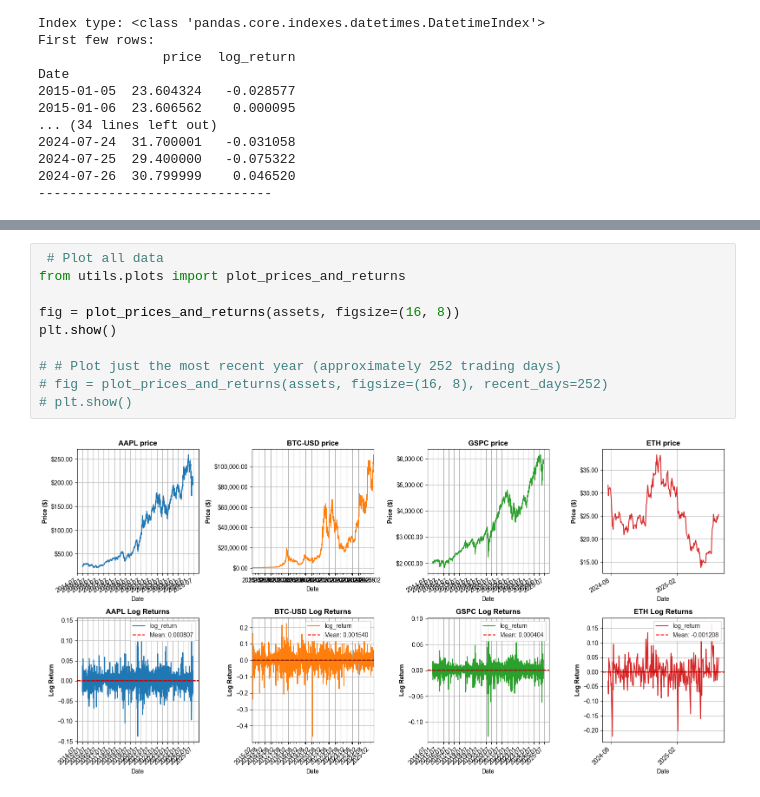
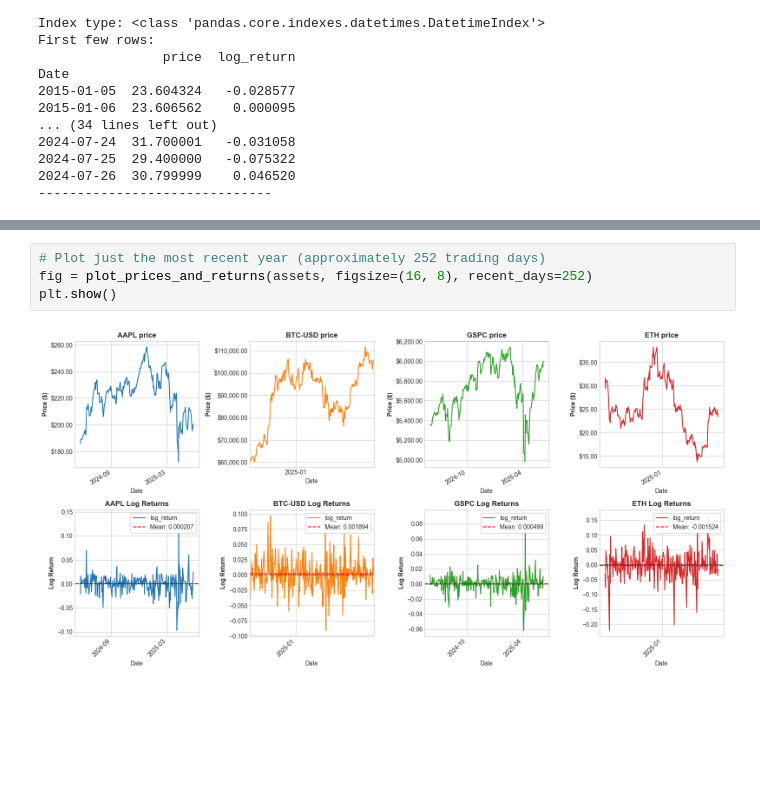
Before and after one commit to Queenzy-Ongeye/Finance-Risk-Forecast, a Jupyter notebook: notebooks/02_volatility_analysis.ipynb, the cells around one changed output, grey strips where cells are left out. Cells and saved outputs as stored; diff of their text form; blank space fills up the shorter version.

Commit message:
feat: added year plots and visualization and summary of metrics

```diff
--- a/notebooks/02_volatility_analysis.ipynb
+++ b/notebooks/02_volatility_analysis.ipynb
@@ -59,12 +109,6 @@ Date
 # %%
- # Plot all data
-from utils.plots import plot_prices_and_returns
-
-fig = plot_prices_and_returns(assets, figsize=(16, 8))
+# Plot just the most recent year (approximately 252 trading days)
+fig = plot_prices_and_returns(assets, figsize=(16, 8), recent_days=252)
 plt.show()
-
-# # Plot just the most recent year (approximately 252 trading days)
-# fig = plot_prices_and_returns(assets, figsize=(16, 8), recent_days=252)
-# plt.show()
 # %% [output]
-[figure, old version]
+[figure, new version]
```
Also changed, not shown: parts of 6 cells of this notebook.
